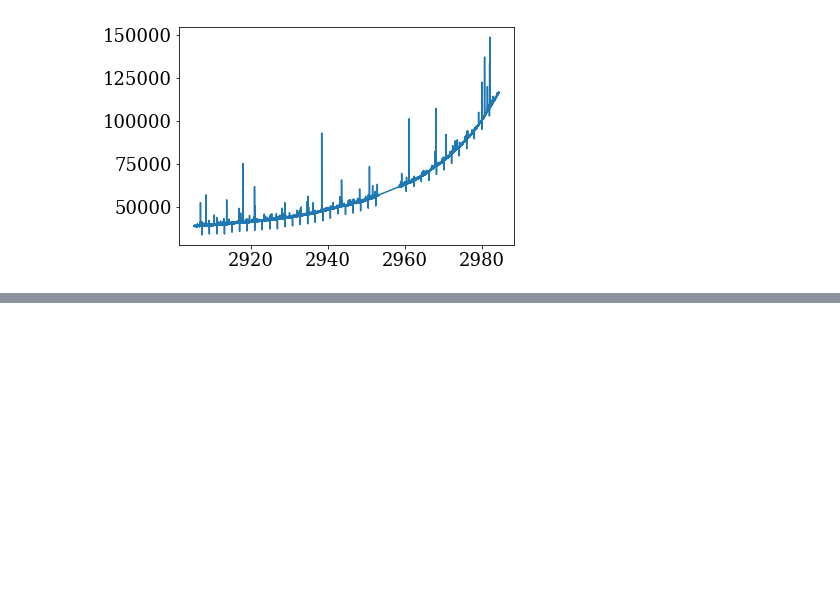
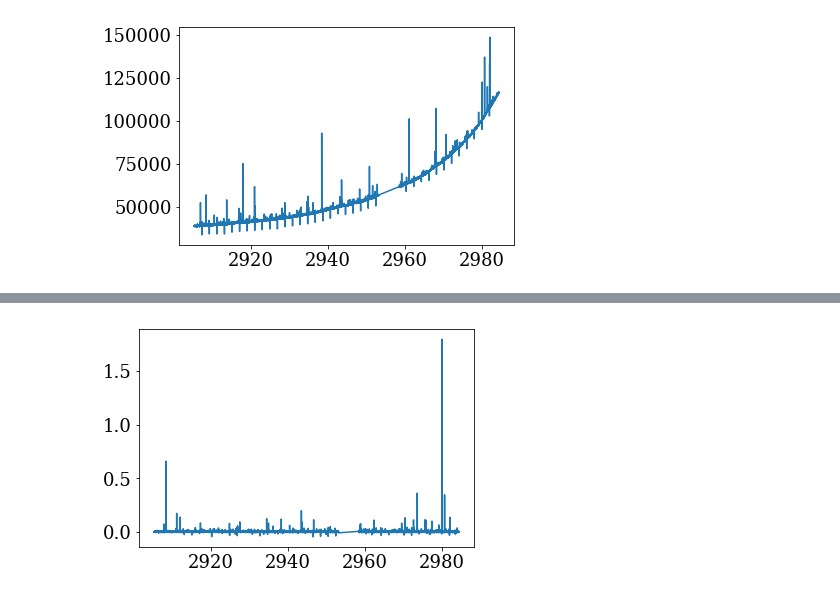
Before and after one commit to jradavenport/trappist-flares, a Jupyter notebook: Untitled.ipynb, the cells around one changed output, grey strips where cells are left out. Cells and saved outputs as stored; diff of their text form; code cells hidden in the pictures; blank space fills up the shorter version.

```diff
--- a/Untitled.ipynb
+++ b/Untitled.ipynb
@@ -139,0 +73,10 @@ plt.plot(time[x], np.sum(modes[:,:], axis=0))
+# %%
+plt.plot(time[x], (smo2) / np.median(fraw[x]))
+
+y = np.isfinite(smo2)
+dfout = pd.DataFrame(data={'time':time[x][y],
+                           'flux':(fraw[x][y] - smo[y]) / np.median(fraw[x]),
+                          'error':np.zeros_like(time[y])})
+dfout.to_csv('trappist.csv', columns=('time', 'flux','error'), index=False)
+# %% [output]
+[figure, added]
```
Also changed, not shown: parts of 15 cells of this notebook, 1 other file.
